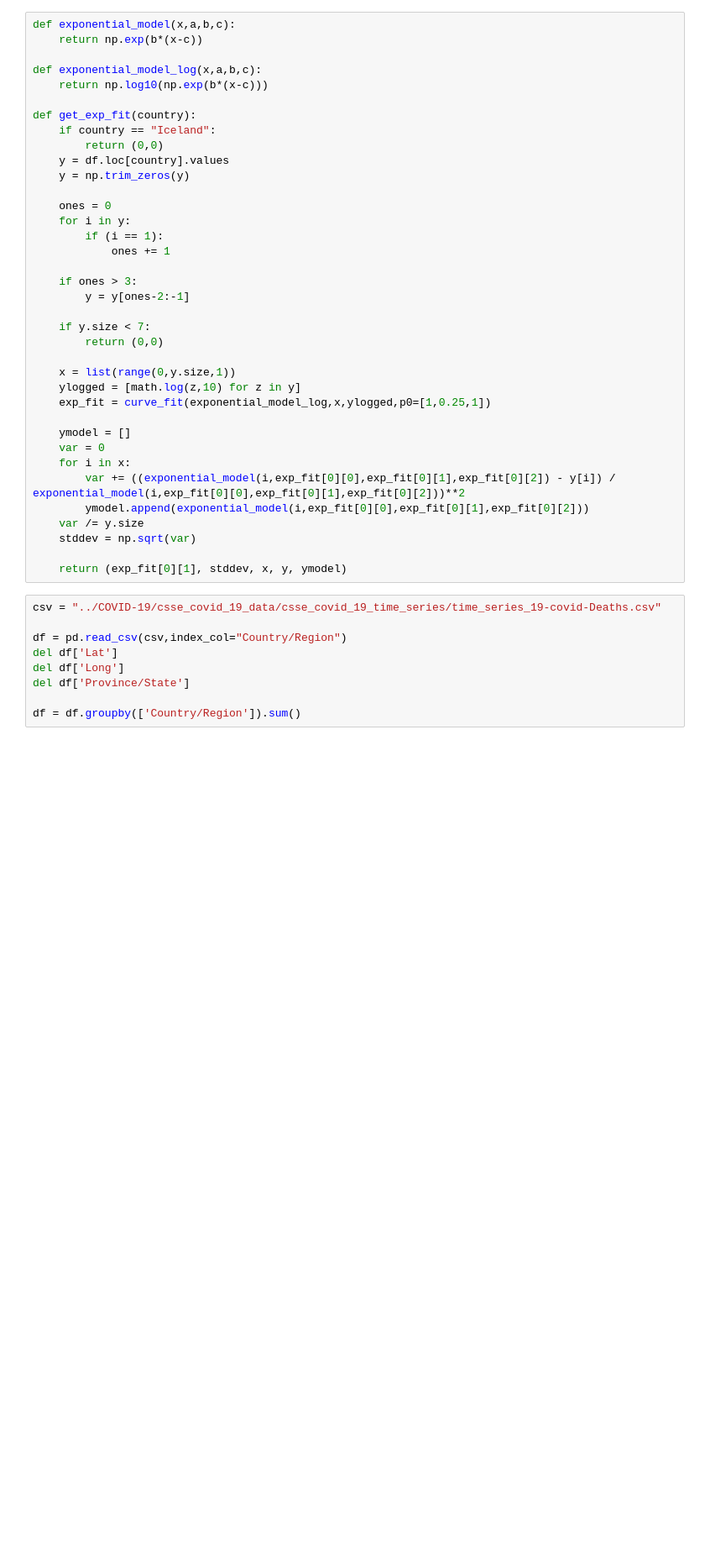
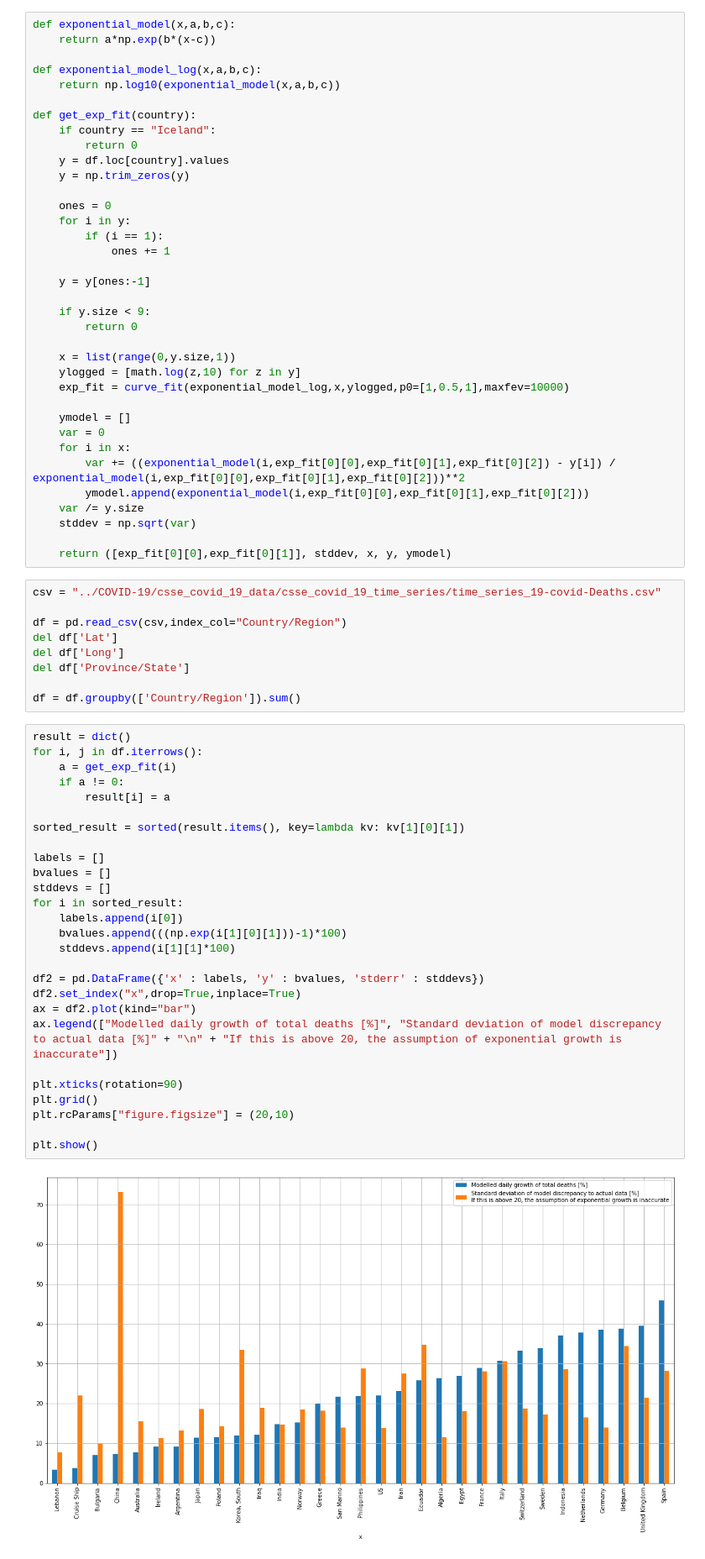
Before and after one commit to kpetersson/data-visualization-covid-19, a Jupyter notebook: daily-growth-rates-per-country.ipynb, the cells around one changed output. Shown at 84% size. Cells and saved outputs as stored; diff of their text form; blank space fills up the shorter version.

```diff
--- a/daily-growth-rates-per-country.ipynb
+++ b/daily-growth-rates-per-country.ipynb
@@ -7,14 +7,14 @@ import numpy as np
 import math
 # %%
 def exponential_model(x,a,b,c):
-    return np.exp(b*(x-c))
+    return a*np.exp(b*(x-c))
 
 def exponential_model_log(x,a,b,c):
-    return np.log10(np.exp(b*(x-c)))
+    return np.log10(exponential_model(x,a,b,c))
 
 def get_exp_fit(country):
     if country == "Iceland":
-        return (0,0)
+        return 0
     y = df.loc[country].values
     y = np.trim_zeros(y)
 
@@ -23,15 +23,14 @@ def get_exp_fit(country):
         if (i == 1):
             ones += 1
 
-    if ones > 3:
-        y = y[ones-2:-1]
+    y = y[ones:-1]
 
-    if y.size < 7:
-        return (0,0)
+    if y.size < 9:
+        return 0
 
     x = list(range(0,y.size,1))
     ylogged = [math.log(z,10) for z in y]
-    exp_fit = curve_fit(exponential_model_log,x,ylogged,p0=[1,0.25,1])
+    exp_fit = curve_fit(exponential_model_log,x,ylogged,p0=[1,0.5,1],maxfev=10000)
 
     ymodel = []
     var = 0
@@ -41,7 +40,7 @@ def get_exp_fit(country):
     var /= y.size
     stddev = np.sqrt(var)
 
-    return (exp_fit[0][1], stddev, x, y, ymodel)
+    return ([exp_fit[0][0],exp_fit[0][1]], stddev, x, y, ymodel)
 # %%
 csv = "../COVID-19/csse_covid_19_data/csse_covid_19_time_series/time_series_19-covid-Deaths.csv"
 
@@ -51,3 +50,32 @@ del df['Long']
 del df['Province/State']
 
 df = df.groupby(['Country/Region']).sum()
+# %%
+result = dict()
+for i, j in df.iterrows():
+    a = get_exp_fit(i)
+    if a != 0:
+        result[i] = a
+
+sorted_result = sorted(result.items(), key=lambda kv: kv[1][0][1])
+
+labels = []
+bvalues = []
+stddevs = []
+for i in sorted_result:
+    labels.append(i[0])
+    bvalues.append(((np.exp(i[1][0][1]))-1)*100)
+    stddevs.append(i[1][1]*100)
+
+df2 = pd.DataFrame({'x' : labels, 'y' : bvalues, 'stderr' : stddevs})
+df2.set_index("x",drop=True,inplace=True)
+ax = df2.plot(kind="bar")
+ax.legend(["Modelled daily growth of total deaths [%]", "Standard deviation of model discrepancy to actual data [%]" + "\n" + "If this is above 20, the assumption of exponential growth is inaccurate"])
+
+plt.xticks(rotation=90)
+plt.grid()
+plt.rcParams["figure.figsize"] = (20,10)
+
+plt.show()
+# %% [output]
+[figure, added]
```
Also changed, not shown: parts of 3 cells of this notebook, 1 other file.
